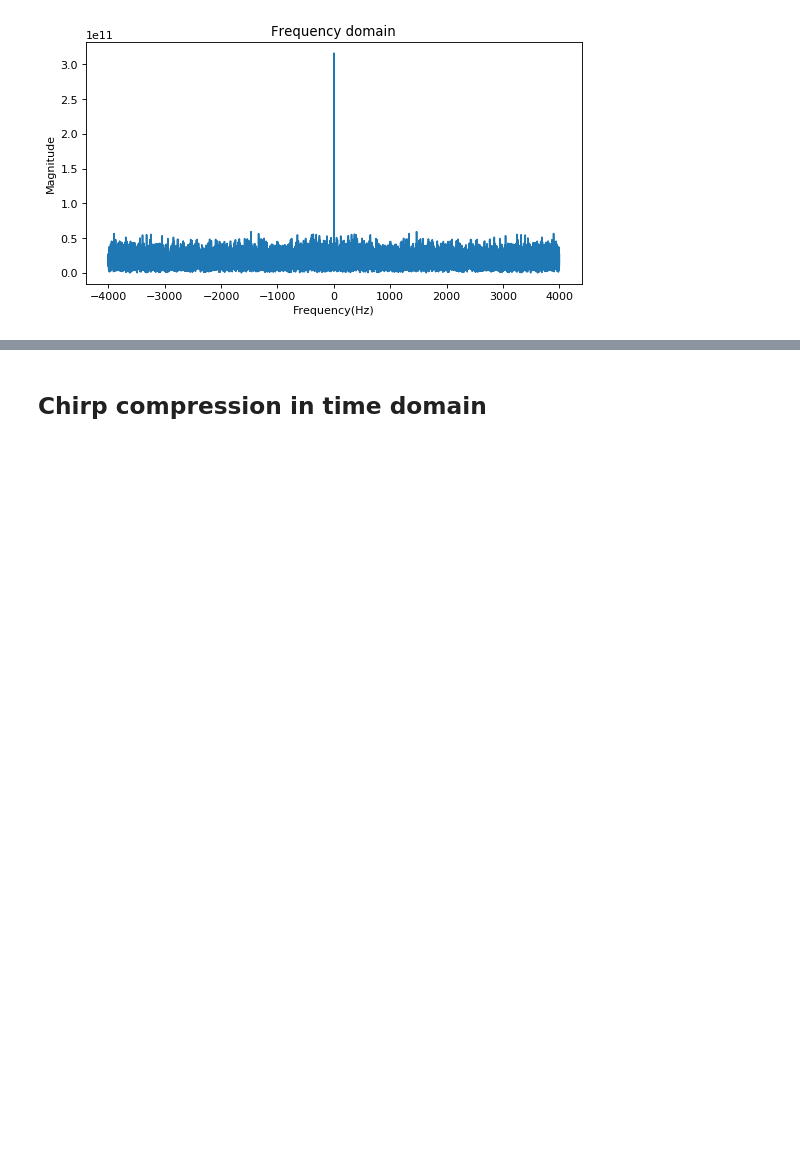
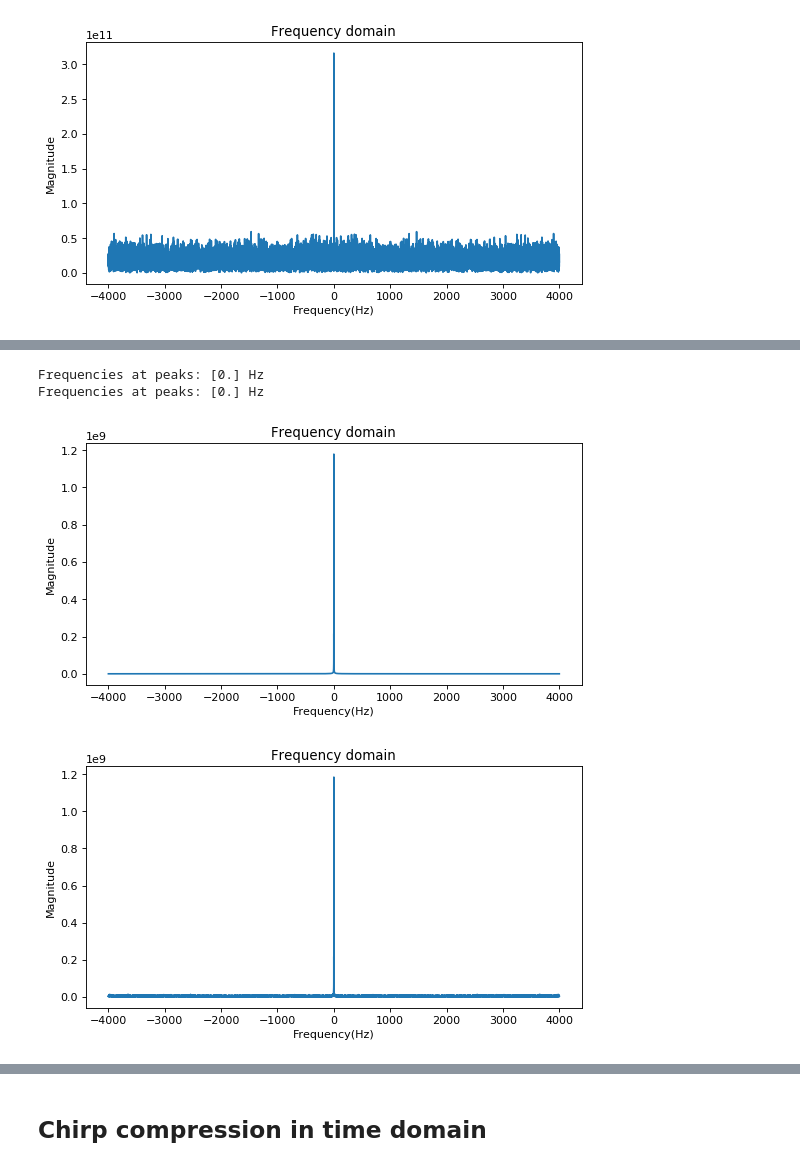
Before and after one commit to araobp/ultrasonic-communication, a Jupyter notebook: simulation/ChirpSimulation.ipynb, the cells around one changed output, grey strips where cells are left out. Drawn from its saved outputs; the diff is of its cells as text; code cells hidden in the pictures; blank space fills up the shorter version.

```diff
--- a/simulation/ChirpSimulation.ipynb
+++ b/simulation/ChirpSimulation.ipynb
@@ -297,0 +308,16 @@ Frequencies at peaks: [0.] Hz
+# %%
+# Real Chirp signal under noise level (amplitude = 2000, noise amplitude = 20000)
+constant_noises = constant_noise(freq=0, amp=AMPLITUDE*2, length=2.0) +\
+    constant_noise(freq=0.1, amp=AMPLITUDE*2, length=2.0) +\
+    constant_noise(freq=0.2, amp=AMPLITUDE*2, length=2.0) +\
+    constant_noise(freq=0.3, amp=AMPLITUDE*2, length=2.0) +\
+    constant_noise(freq=0.6, amp=AMPLITUDE*2, length=2.0) +\
+    constant_noise(freq=1, amp=AMPLITUDE*2, length=2.0)
+noise = white_noise(amp=AMPLITUDE*3, length=2.0) + constant_noises
+plot_fft(constant_noises)
+plot_fft(noise)
+# %% [output]
+Frequencies at peaks: [0.] Hz
+Frequencies at peaks: [0.] Hz
+[figure, added]
+[figure, added]
```
Also changed, not shown: parts of 3 cells of this notebook, 1 other file.
